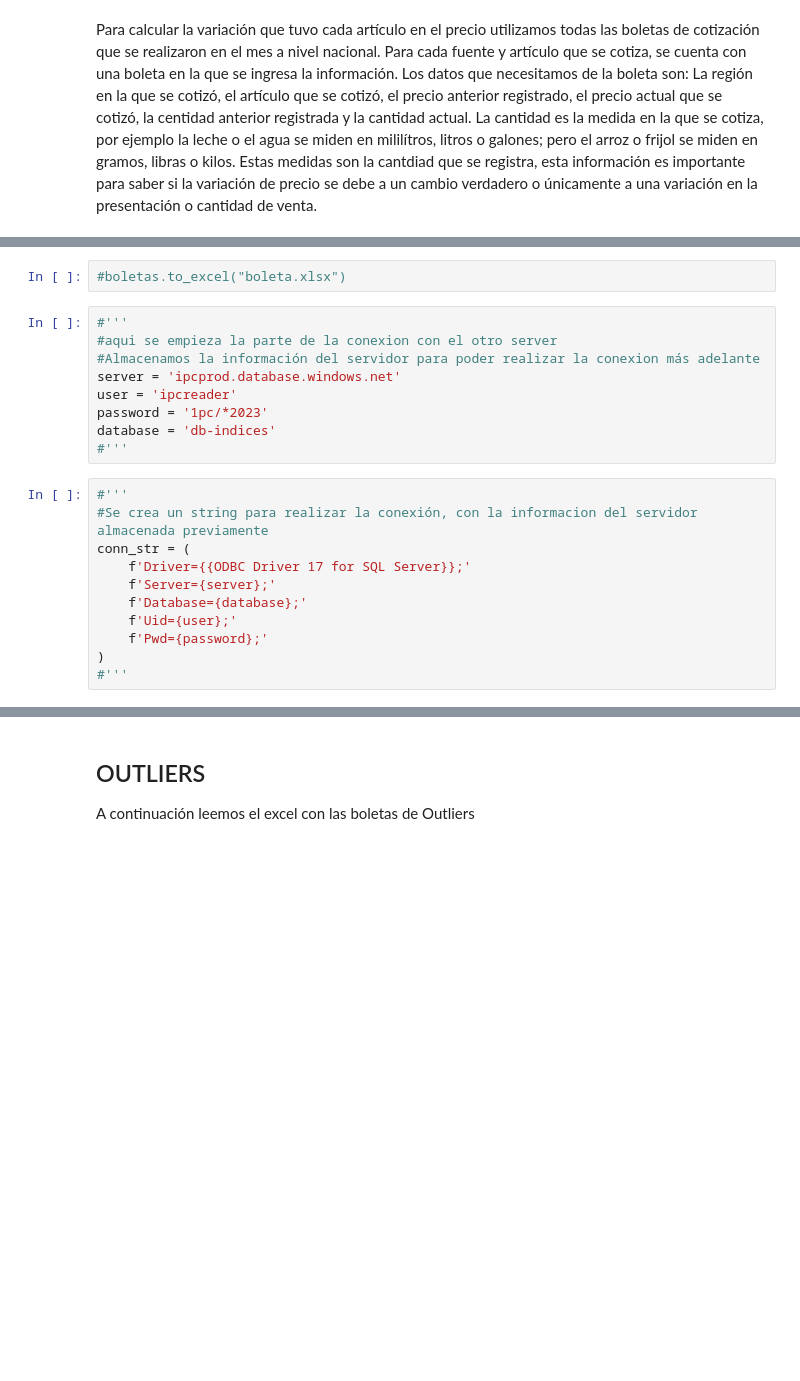
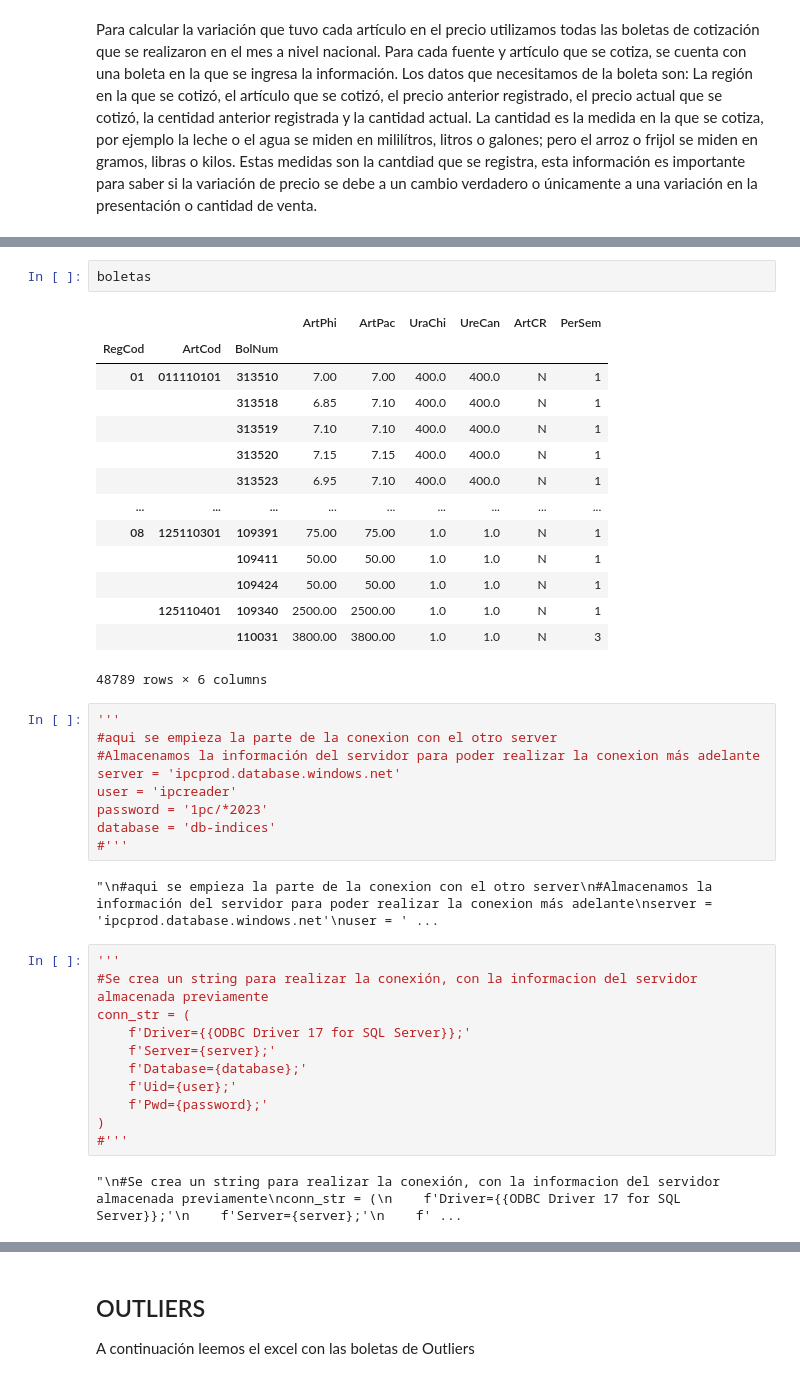
Before and after one commit to ShannonNCM/ComparacionCalculoIPC, a Jupyter notebook: python/Cuaderno_IPC_Regional.ipynb, the cells around one changed output, grey strips where cells are left out. Cells and saved outputs as stored; diff of their text form; blank space fills up the shorter version.

```diff
--- a/python/Cuaderno_IPC_Regional.ipynb
+++ b/python/Cuaderno_IPC_Regional.ipynb
@@ -177,7 +175,22 @@ boletas = Boletas(anio, mes, connection)
-# %%
-#boletas.to_excel("boleta.xlsx")
+# %%
+boletas
+# %% [output]
+|  |  |  | ArtPhi | ArtPac | UraChi | UreCan | ArtCR | PerSem |
+| RegCod | ArtCod | BolNum |  |  |  |  |  |  |
+| 01 | 011110101 | 313510 | 7.00 | 7.00 | 400.0 | 400.0 | N | 1 |
+|  |  | 313518 | 6.85 | 7.10 | 400.0 | 400.0 | N | 1 |
+|  |  | 313519 | 7.10 | 7.10 | 400.0 | 400.0 | N | 1 |
+|  |  | 313520 | 7.15 | 7.15 | 400.0 | 400.0 | N | 1 |
+|  |  | 313523 | 6.95 | 7.10 | 400.0 | 400.0 | N | 1 |
+| ... | ... | ... | ... | ... | ... | ... | ... | ... |
+| 08 | 125110301 | 109391 | 75.00 | 75.00 | 1.0 | 1.0 | N | 1 |
+|  |  | 109411 | 50.00 | 50.00 | 1.0 | 1.0 | N | 1 |
+|  |  | 109424 | 50.00 | 50.00 | 1.0 | 1.0 | N | 1 |
+|  | 125110401 | 109340 | 2500.00 | 2500.00 | 1.0 | 1.0 | N | 1 |
+|  |  | 110031 | 3800.00 | 3800.00 | 1.0 | 1.0 | N | 3 |
+48789 rows × 6 columns
 # %%
-#'''
+'''
 #aqui se empieza la parte de la conexion con el otro server
 #Almacenamos la información del servidor para poder realizar la conexion más adelante
 server = 'ipcprod.database.windows.net'
@@ -185,8 +198,10 @@ user = 'ipcreader'
 password = '1pc/*2023'
 database = 'db-indices'
 #'''
+# %% [output]
+"\n#aqui se empieza la parte de la conexion con el otro server\n#Almacenamos la información del servidor para poder realizar la conexion más adelante\nserver = 'ipcprod.database.windows.net'\nuser = ' ...
 # %%
-#'''
+'''
 #Se crea un string para realizar la conexión, con la informacion del servidor almacenada previamente
 conn_str = (
     f'Driver={{ODBC Driver 17 for SQL Server}};'
@@ -196,4 +211,6 @@ conn_str = (
     f'Pwd={password};'
 )
 #'''
+# %% [output]
+"\n#Se crea un string para realizar la conexión, con la informacion del servidor almacenada previamente\nconn_str = (\n    f'Driver={{ODBC Driver 17 for SQL Server}};'\n    f'Server={server};'\n    f' ...
 # %%
```
Also changed, not shown: parts of 25 cells of this notebook, 15 other files.
